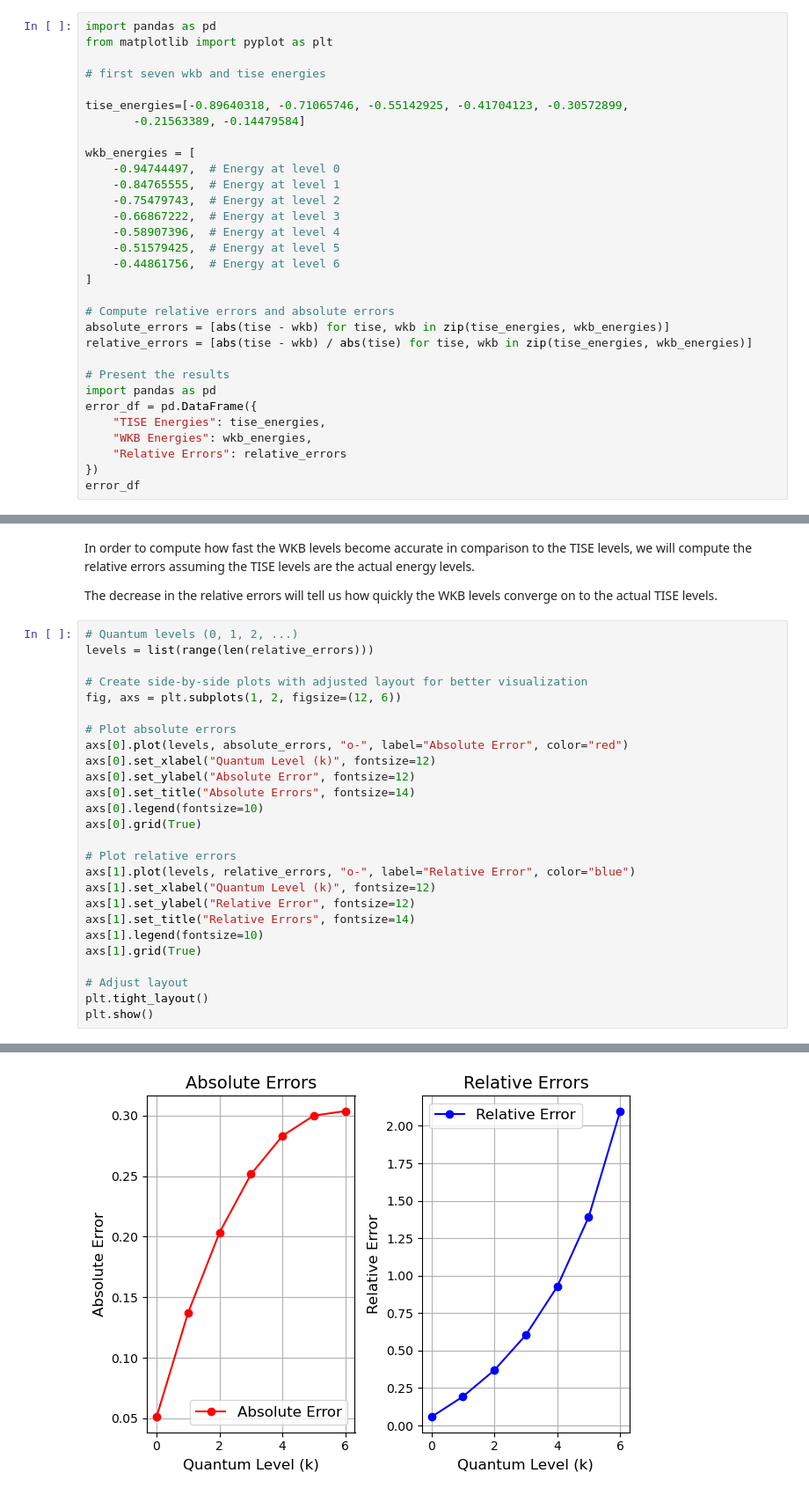
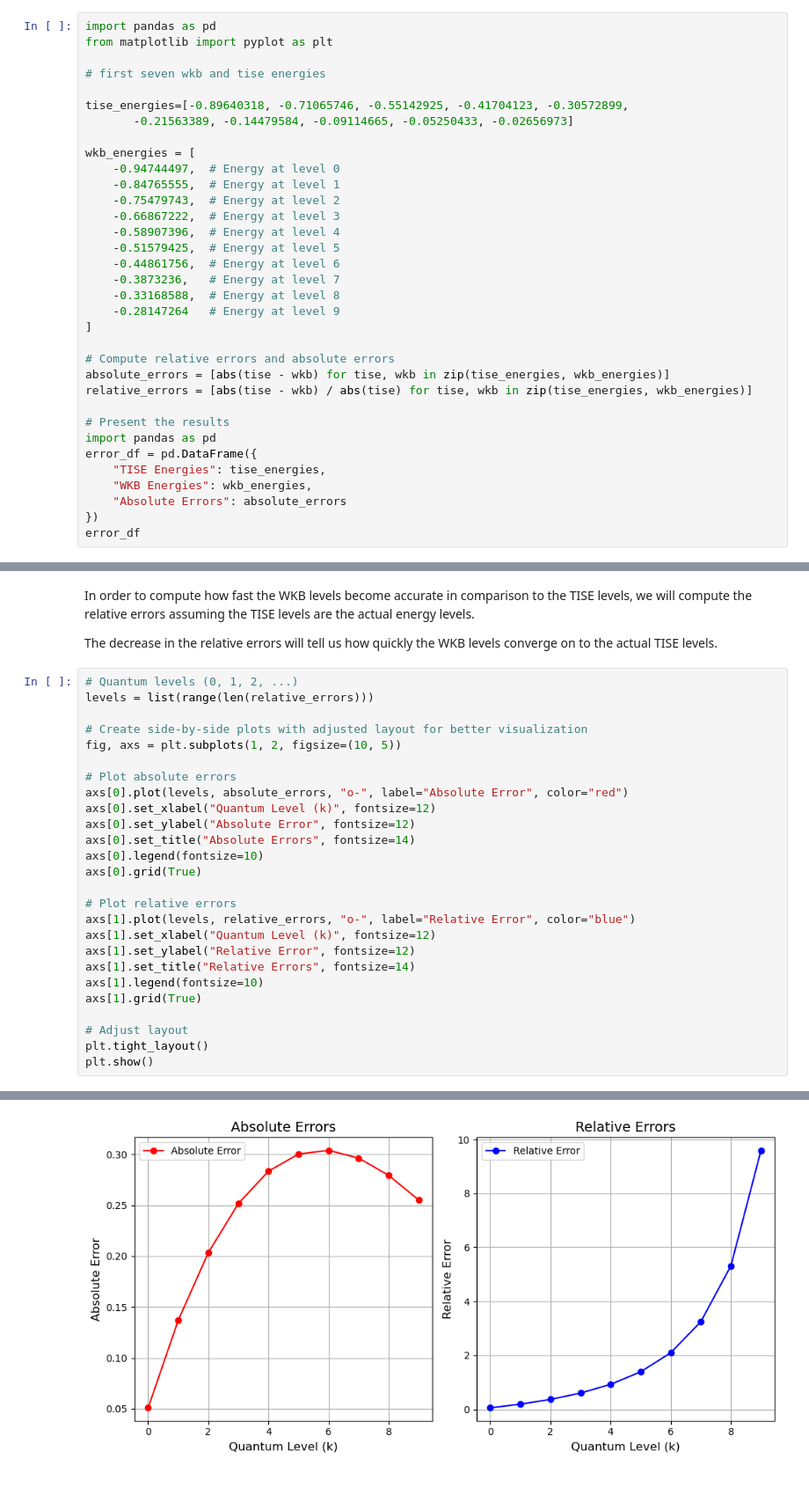
Before and after one commit to SoumyajeetMazumdar/CQMPP, a Jupyter notebook: #4/part3.ipynb, the cells around one changed output, grey strips where cells are left out. Shown at 88% size. Saved outputs shown, nothing was run; the diff lists cells and outputs as text.

Commit message:
error part successful, ask clarification

```diff
--- a/#4/part3.ipynb
+++ b/#4/part3.ipynb
@@ -5,7 +5,7 @@ from matplotlib import pyplot as plt
 # first seven wkb and tise energies
 
 tise_energies=[-0.89640318, -0.71065746, -0.55142925, -0.41704123, -0.30572899,
-       -0.21563389, -0.14479584]
+       -0.21563389, -0.14479584, -0.09114665, -0.05250433, -0.02656973]
 
 wkb_energies = [
     -0.94744497,  # Energy at level 0
@@ -15,6 +15,9 @@ wkb_energies = [
     -0.58907396,  # Energy at level 4
     -0.51579425,  # Energy at level 5
     -0.44861756,  # Energy at level 6
+    -0.3873236,   # Energy at level 7
+    -0.33168588,  # Energy at level 8
+    -0.28147264   # Energy at level 9
 ]
 
 # Compute relative errors and absolute errors
@@ -26,7 +29,7 @@ import pandas as pd
 error_df = pd.DataFrame({
     "TISE Energies": tise_energies,
     "WKB Energies": wkb_energies,
-    "Relative Errors": relative_errors
+    "Absolute Errors": absolute_errors
 })
 error_df
 # %% [output]
@@ -47,7 +53,7 @@ The decrease in the relative errors will tell us how quickly the WKB levels conv
 levels = list(range(len(relative_errors)))
 
 # Create side-by-side plots with adjusted layout for better visualization
-fig, axs = plt.subplots(1, 2, figsize=(12, 6))
+fig, axs = plt.subplots(1, 2, figsize=(10, 5))
 
 # Plot absolute errors
 axs[0].plot(levels, absolute_errors, "o-", label="Absolute Error", color="red")
@@ -73 +78 @@ plt.show()
-[figure, old version]
+[figure, new version]
```
Also changed, not shown: parts of 2 cells of this notebook.
